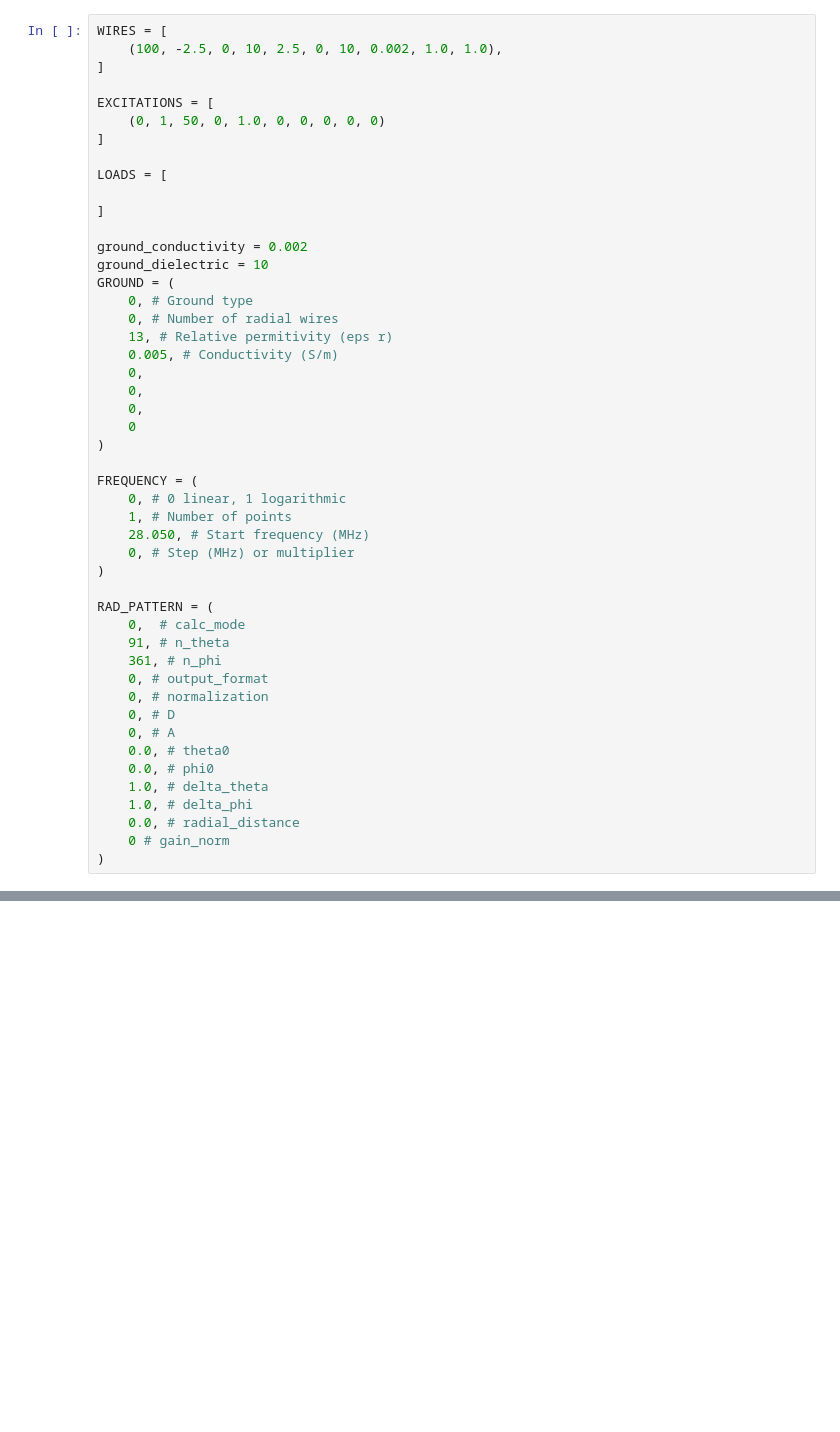
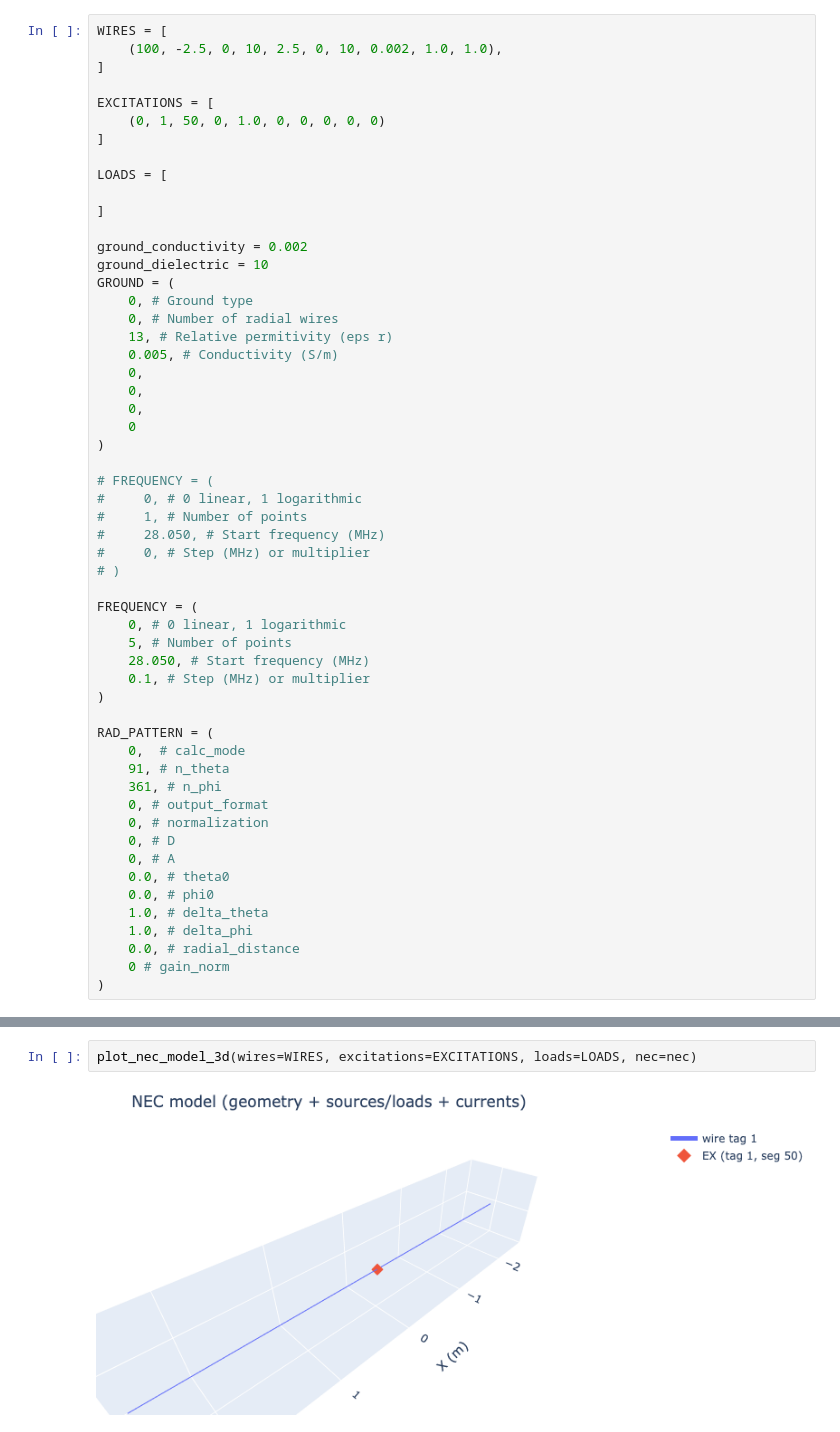
Before and after one commit to rogercaminal/nec2-antenna-simulator, a Jupyter notebook: notebooks/test.ipynb, the cells around one changed output, grey strips where cells are left out. Saved outputs shown, nothing was run; the diff lists cells and outputs as text; blank space fills up the shorter version.

Commit message:
Implement some plots

```diff
--- a/notebooks/test.ipynb
+++ b/notebooks/test.ipynb
@@ -35,11 +36,18 @@ GROUND = (
     0
 )
 
+# FREQUENCY = (
+#     0, # 0 linear, 1 logarithmic
+#     1, # Number of points
+#     28.050, # Start frequency (MHz)
+#     0, # Step (MHz) or multiplier
+# )
+
 FREQUENCY = (
     0, # 0 linear, 1 logarithmic
-    1, # Number of points
+    5, # Number of points
     28.050, # Start frequency (MHz)
-    0, # Step (MHz) or multiplier
+    0.1, # Step (MHz) or multiplier
 )
 
 RAD_PATTERN = (
@@ -71,0 +85,4 @@ z = get_impedance(nec=nec)
+# %%
+plot_nec_model_3d(wires=WIRES, excitations=EXCITATIONS, loads=LOADS, nec=nec)
+# %% [output]
+[figure, added]
```
Also changed, not shown: parts of 5 cells of this notebook, 4 other files.
